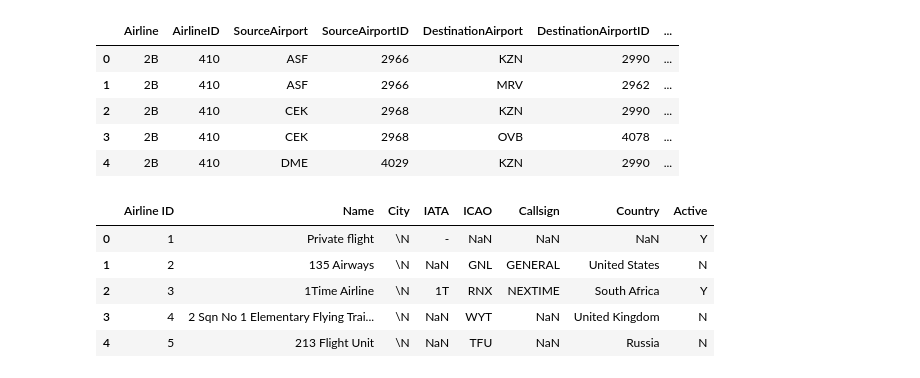
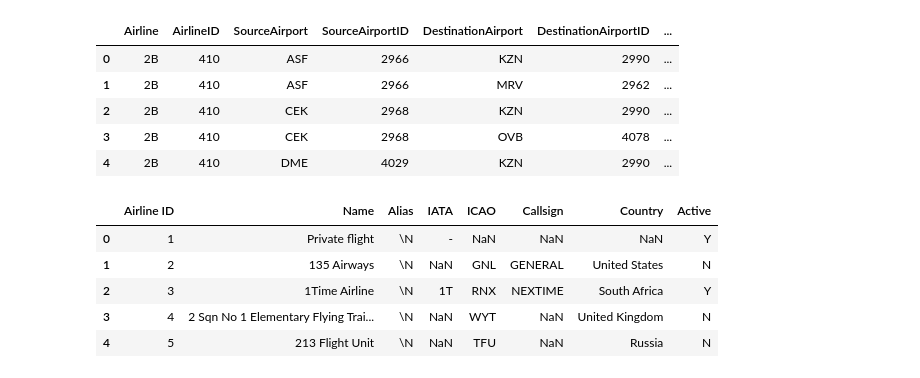
Before and after one commit to nicolasFontbonne/Project_ntds, a Jupyter notebook: main_nico.ipynb, the cells around one changed output. Cells and saved outputs as stored; diff of their text form; code cells hidden in the pictures.

Commit message:
corrected alliance.dat to match airline.dat

```diff
--- a/main_nico.ipynb
+++ b/main_nico.ipynb
@@ -21,10 +18,10 @@ routes.head()
 | 4 | 2B | 410 | DME | 4029 | KZN | 2990 | ... |
 # %%
 airlines = pd.read_csv('data/airlines.dat', sep=',', encoding='utf-8')
-airlines.columns = ['Airline ID', 'Name', 'Al',  'IATA', 'ICAO','Callsign','Country','Active']
+airlines.columns = ['Airline ID', 'Name', 'Alias',  'IATA', 'ICAO','Callsign','Country','Active']
 airlines.head()
 # %% [output]
-|  | Airline ID | Name | City | IATA | ICAO | Callsign | Country | Active |
+|  | Airline ID | Name | Alias | IATA | ICAO | Callsign | Country | Active |
 | 0 | 1 | Private flight | \N | - | NaN | NaN | NaN | Y |
 | 1 | 2 | 135 Airways | \N | NaN | GNL | GENERAL | United States | N |
 | 2 | 3 | 1Time Airline | \N | 1T | RNX | NEXTIME | South Africa | Y |
```
Also changed, not shown: parts of 5 cells of this notebook, 5 other files.
